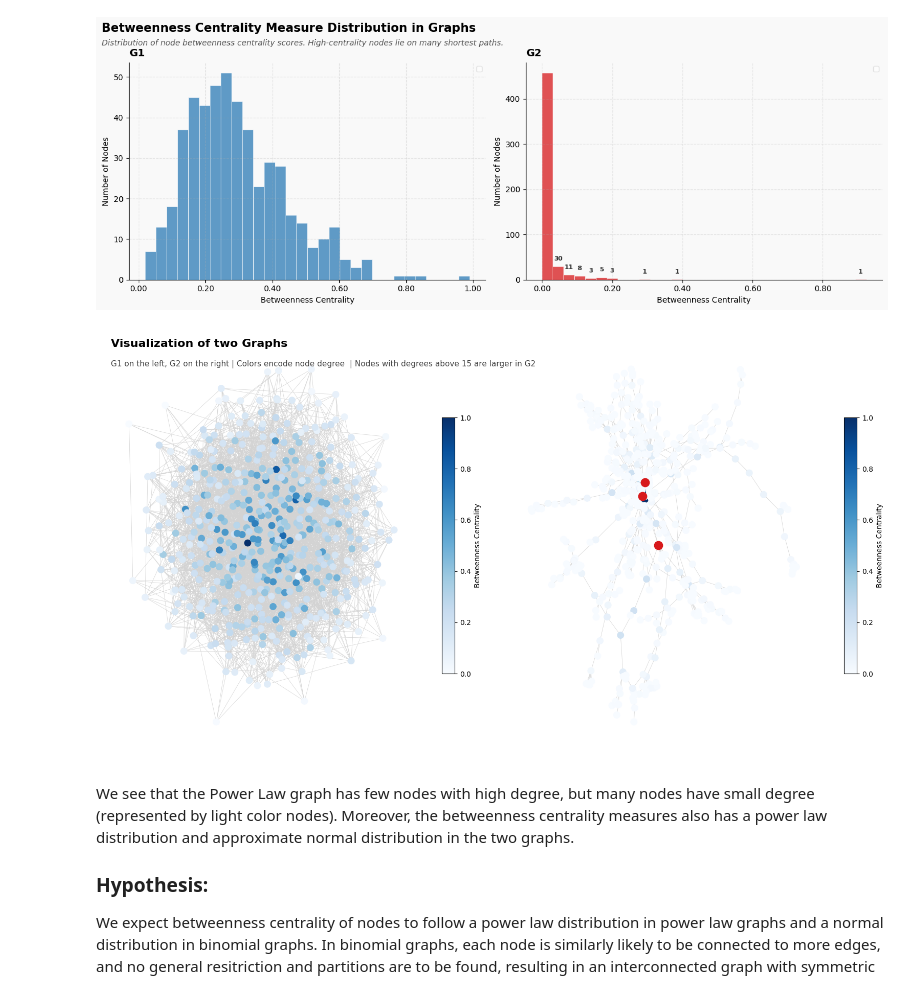
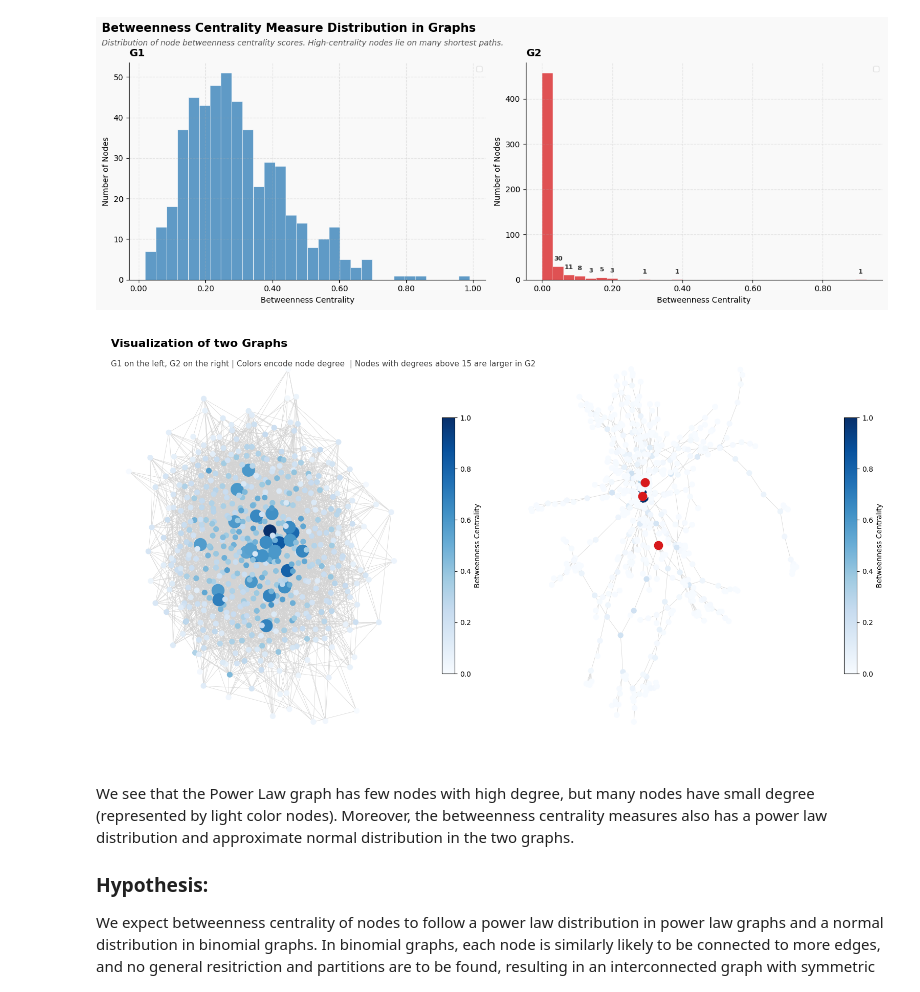
Before and after one commit to romgou74/Networks-Graded-Lab, a Jupyter notebook: Lab6 - Notebook.ipynb, the cells around one changed output. Saved outputs shown, nothing was run; the diff lists cells and outputs as text; code cells hidden in the pictures.

```diff
--- a/Lab6 - Notebook.ipynb
+++ b/Lab6 - Notebook.ipynb
@@ -393,6 +393,10 @@ c2 = np.percentile(betw2,0.85)
 
 fig, axes = plt.subplots(1, 2, figsize=(16, 9))
 
+degrees = np.array([G1.degree(n) for n in G1.nodes()])
+node_sizes1 = np.where(degrees > 20, 300, 50)
+degrees = np.array([G2.degree(n) for n in G2.nodes()])
+node_sizes2 = np.where(degrees > 15, 300, 50)
 
 nx.draw(
     G1,
@@ -408,34 +412,34 @@ sm1 = plt.cm.ScalarMappable(cmap=plt.cm.Blues)
 sm1.set_array([])
 fig.colorbar(sm1, ax=axes[0], label='Betweenness Centrality', shrink=0.6)
 
 
 pos2 = nx.spring_layout(G2, seed=0)
 nx.draw(
     G2,
     ax=axes[1],
     pos = pos2,
     with_labels=False,
     node_size=node_sizes2,
     node_color=betw2,
     cmap=plt.cm.Blues,
     edge_color='lightgray',
     width=0.5
 )
 
 
 nx.draw_networkx_nodes(G2, pos = pos2, nodelist=[n for n in G2.nodes if b2[n]>0.2],
                        node_size=140, node_color="#d7191c")
 sm2 = plt.cm.ScalarMappable(cmap=plt.cm.Blues)
 sm2.set_array([])
 fig.colorbar(sm2, ax=axes[1], label='Betweenness Centrality', shrink=0.6)
 fig.suptitle("Visualization of two Graphs", fontsize=16, fontweight='bold',y = 0.93, x=0.021, ha='left')
 
 fig.text(0.021, 0.87, "G1 on the left, G2 on the right | Colors encode node degree  | Nodes with degrees above 15 are larger in G2",
          ha='left', fontsize=11, color='#444')
 plt.tight_layout()
 plt.show()
 # %% [output]
-[figure, old version]
+[figure, new version]
 # %% [markdown]
 We see that the Power Law graph has few nodes with high degree, but many nodes have small degree (represented by light color nodes). Moreover, the betweenness centrality measures also has a power law distribution and approximate normal distribution in the two graphs.
 
```
Also changed, not shown: parts of 5 cells of this notebook, 6 other files.
